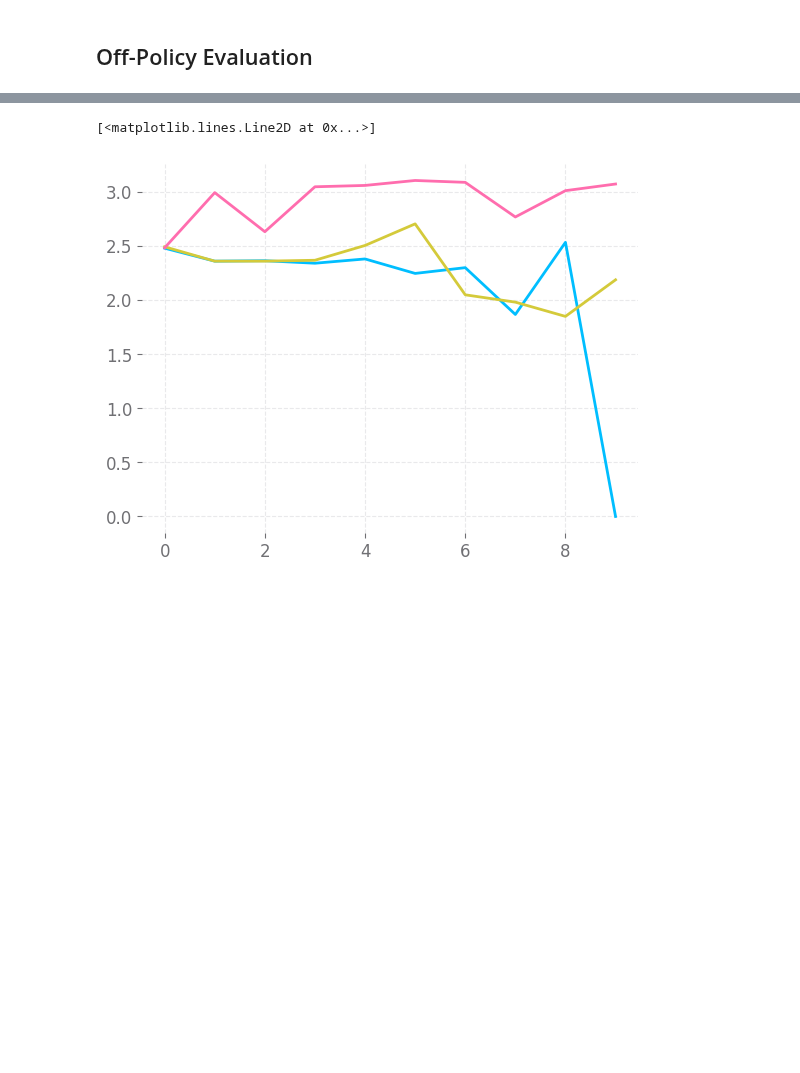
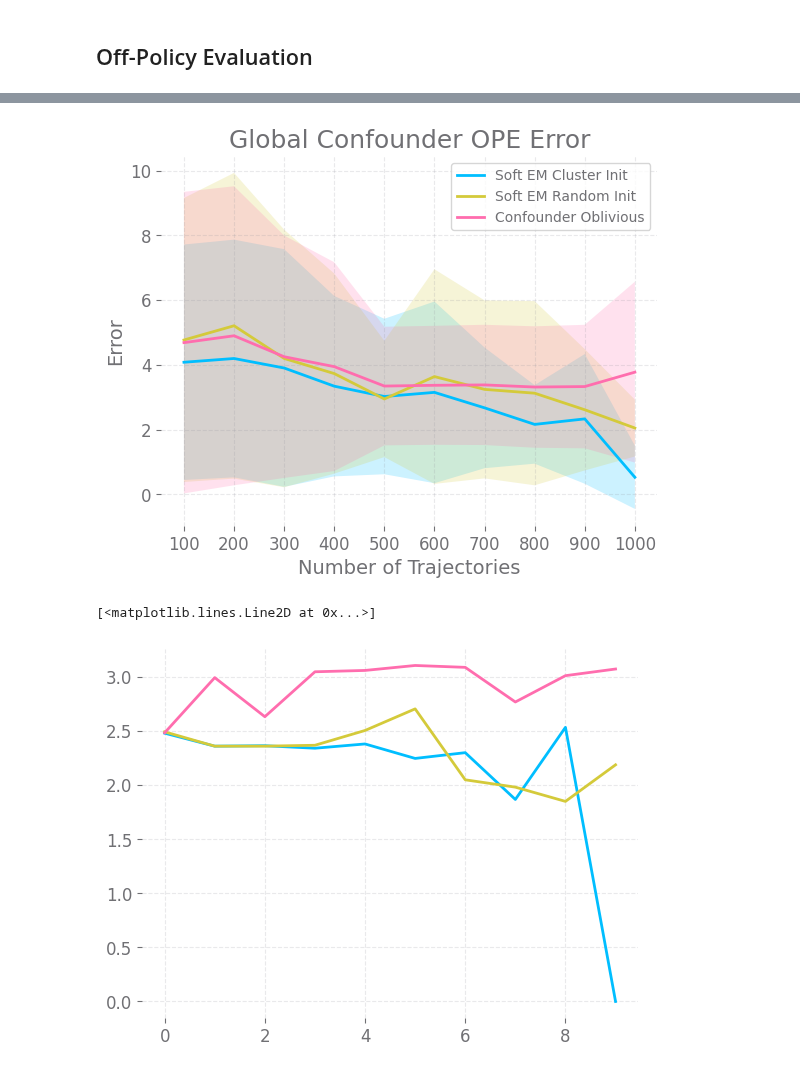
Before and after one commit to hetankevin/off-policy, a Jupyter notebook: mcmix/sepsisOPELarge.ipynb, the cells around one changed output, grey strips where cells are left out. Cells and saved outputs as stored; diff of their text form; code cells hidden in the pictures; blank space fills up the shorter version.

```diff
--- a/mcmix/sepsisOPELarge.ipynb
+++ b/mcmix/sepsisOPELarge.ipynb
@@ -574,3 +658,37 @@ plt.savefig('figs/globalOPElarge.png')
+# %%
+meanclust = np.max(np.abs(vals_true - vals_estim),2).mean(0)
+stdclust = np.max(np.abs(vals_true - vals_estim),2).std(0)
+plt.plot(meanclust, label='Soft EM Cluster Init')
+plt.fill_between(np.arange(len(n_trajectories)),
+                        meanclust-stdclust,
+                       meanclust+stdclust,
+                       alpha=0.2)
+
+meansoft = np.max(np.abs(vals_true - vals_estim_rand),2).mean(0)
+stdsoft = np.max(np.abs(vals_true - vals_estim_rand),2).std(0)
+plt.plot(meansoft, label='Soft EM Random Init')
+plt.fill_between(np.arange(len(n_trajectories)),
+                        meansoft-stdsoft,
+                       meansoft+stdsoft,
+                       alpha=0.2)
+
+meanobliv = np.max(np.abs(vals_true - vals_estim_mean),2).mean(0)
+stdobliv = np.max(np.abs(vals_true - vals_estim_mean),2).std(0)
+plt.plot(meanobliv, label='Confounder Oblivious')
+plt.fill_between(np.arange(len(n_trajectories)),
+                        meanobliv-stdobliv,
+                       meanobliv+stdobliv,
+                       alpha=0.2)
+
+
+plt.xticks(ticks = np.arange(len(n_trajectories)),labels=n_trajectories)
+plt.title('Global Confounder OPE Error')
+plt.xlabel('Number of Trajectories')
+plt.ylabel('Error')
+plt.legend()
+plt.savefig('figs/globalOPElargeError.png')
+# %% [output]
+[figure, added]
 # %%
 plt.plot(np.median(np.nanmax(np.abs(vals_true - vals_estim),2),0))
 plt.plot(np.median(np.nanmax(np.abs(vals_true - vals_estim_rand),2),0))
```
Also changed, not shown: parts of 25 cells of this notebook, 22 other files.
